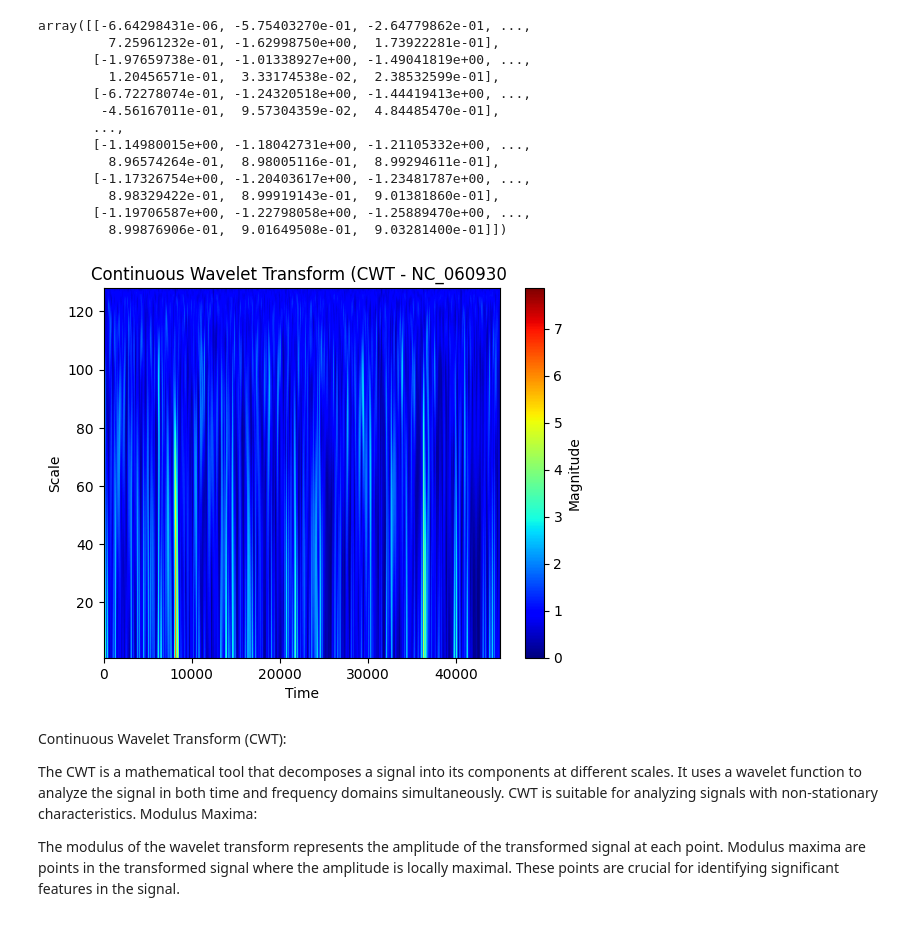
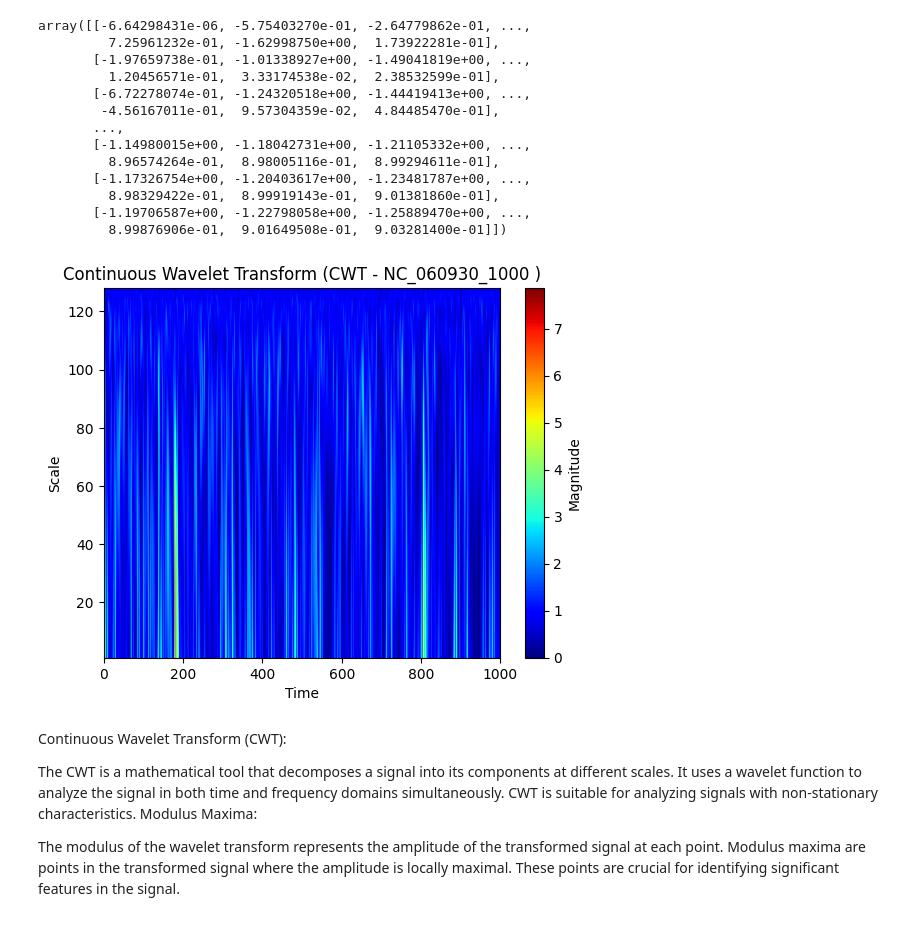
Before and after one commit to MirandaCor/Wavelets-, a Jupyter notebook: Desmoplaskin-Copy1.ipynb, the cells around one changed output. Drawn from its saved outputs; the diff is of its cells as text; code cells hidden in the pictures.

```diff
--- a/Desmoplaskin-Copy1.ipynb
+++ b/Desmoplaskin-Copy1.ipynb
@@ -507,24 +438,26 @@ array([[-6.64298431e-06, -5.75403270e-01, -2.64779862e-01, ...,
        [-1.19706587e+00, -1.22798058e+00, -1.25889470e+00, ...,
          8.99876906e-01,  9.01649508e-01,  9.03281400e-01]])
 # %%
-sequence =df.loc[1, 'GC_Encoded']
+from scipy.signal import cwt, ricker
+
+sequence =df.loc[0, 'GC_Encoded']
 
 wavelet_widths = np.arange(1, 128)
 wavelet = ricker
 
 # Compute the Continuous Wavelet Transform (CWT)
 cwt_matrix = cwt(sequence, wavelet, wavelet_widths)
 
 # Plot the scaleogram
-plt.imshow(np.abs(cwt_matrix), aspect='auto', extent=[0, len(sequence), 1, 128], cmap='jet', interpolation='bilinear')
+plt.imshow(np.abs(cwt_matrix), aspect='auto', extent=[0, 1000, 1, 128], cmap='jet', interpolation='bilinear')
 plt.colorbar(label='Magnitude')
-plt.title('Continuous Wavelet Transform (CWT - NC_060930 ')
+plt.title('Continuous Wavelet Transform (CWT - NC_060930_1000 )')
 plt.xlabel('Time')
 plt.ylabel('Scale')
 plt.show()
 #https://ataspinar.com/2018/12/21/a-guide-for-using-the-wavelet-transform-in-machine-learning/
 # %% [output]
-[figure, old version]
+[figure, new version]
 # %% [markdown]
 Continuous Wavelet Transform (CWT):
 
```
Also changed, not shown: parts of 6 cells of this notebook, 1 other file.
